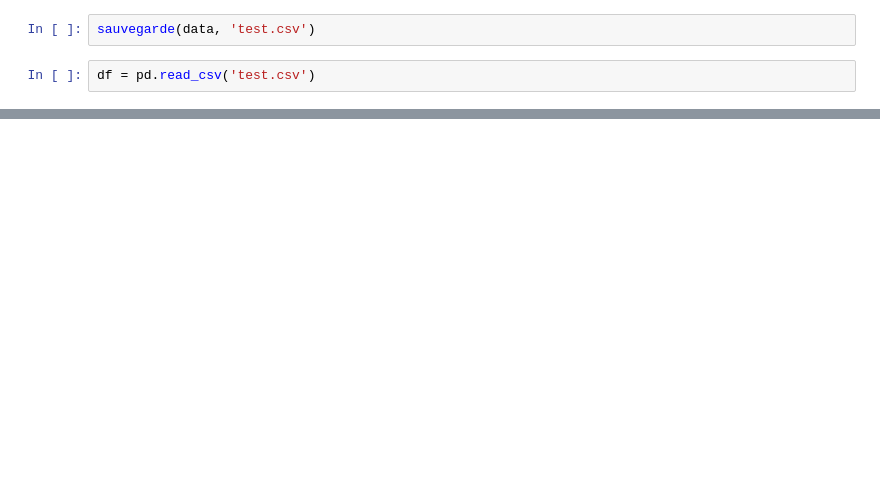
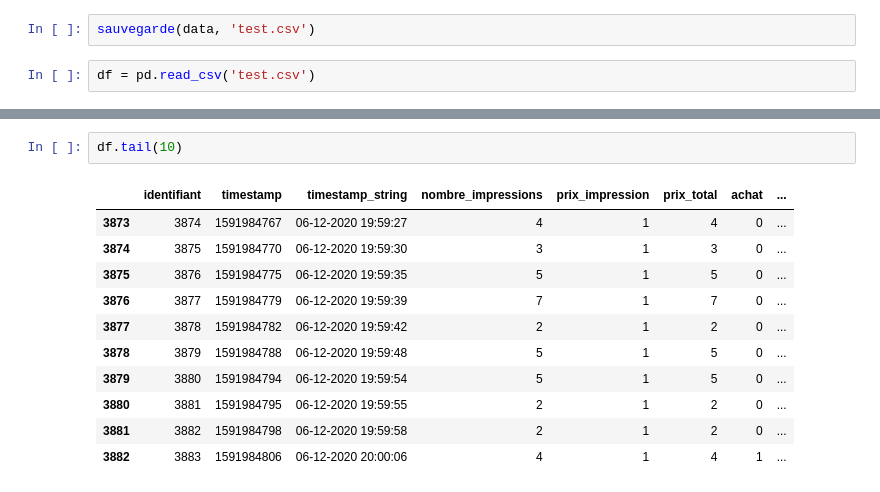
Before and after one commit to ThomasM-mecen/Displayce_internship, a Jupyter notebook: Pacing/Pacing_simulation_v4.ipynb, the cells around one changed output, grey strips where cells are left out. Drawn from its saved outputs; the diff is of its cells as text; blank space fills up the shorter version.

```diff
--- a/Pacing/Pacing_simulation_v4.ipynb
+++ b/Pacing/Pacing_simulation_v4.ipynb
@@ -299,0 +302,14 @@ df.head(10)
+# %%
+df.tail(10)
+# %% [output]
+|  | identifiant | timestamp | timestamp_string | nombre_impressions | prix_impression | prix_total | achat | ... |
+| 3873 | 3874 | 1591984767 | 06-12-2020 19:59:27 | 4 | 1 | 4 | 0 | ... |
+| 3874 | 3875 | 1591984770 | 06-12-2020 19:59:30 | 3 | 1 | 3 | 0 | ... |
+| 3875 | 3876 | 1591984775 | 06-12-2020 19:59:35 | 5 | 1 | 5 | 0 | ... |
+| 3876 | 3877 | 1591984779 | 06-12-2020 19:59:39 | 7 | 1 | 7 | 0 | ... |
+| 3877 | 3878 | 1591984782 | 06-12-2020 19:59:42 | 2 | 1 | 2 | 0 | ... |
+| 3878 | 3879 | 1591984788 | 06-12-2020 19:59:48 | 5 | 1 | 5 | 0 | ... |
+| 3879 | 3880 | 1591984794 | 06-12-2020 19:59:54 | 5 | 1 | 5 | 0 | ... |
+| 3880 | 3881 | 1591984795 | 06-12-2020 19:59:55 | 2 | 1 | 2 | 0 | ... |
+| 3881 | 3882 | 1591984798 | 06-12-2020 19:59:58 | 2 | 1 | 2 | 0 | ... |
+| 3882 | 3883 | 1591984806 | 06-12-2020 20:00:06 | 4 | 1 | 4 | 1 | ... |
```
Also changed, not shown: parts of 16 cells of this notebook, 1 other file.
